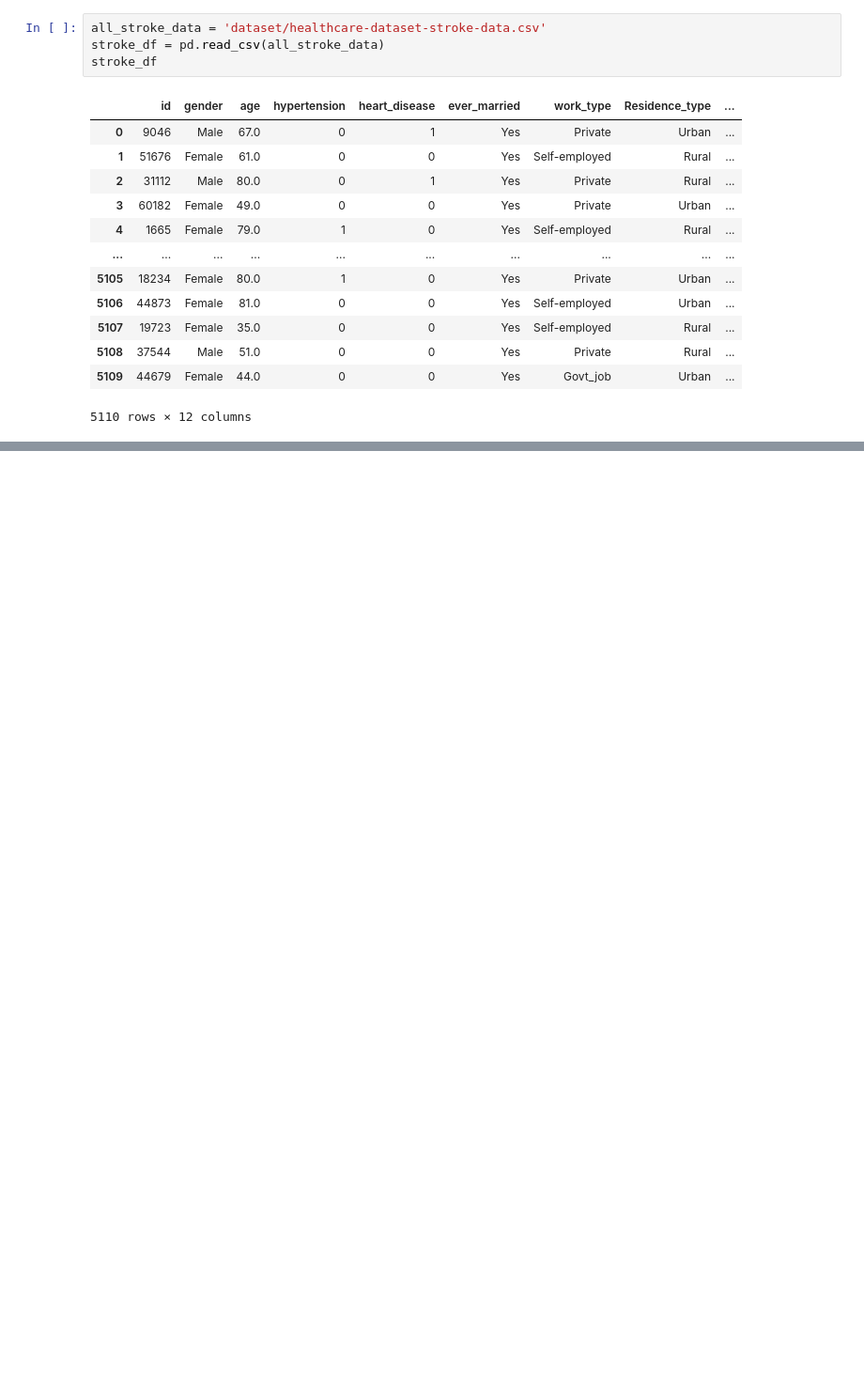
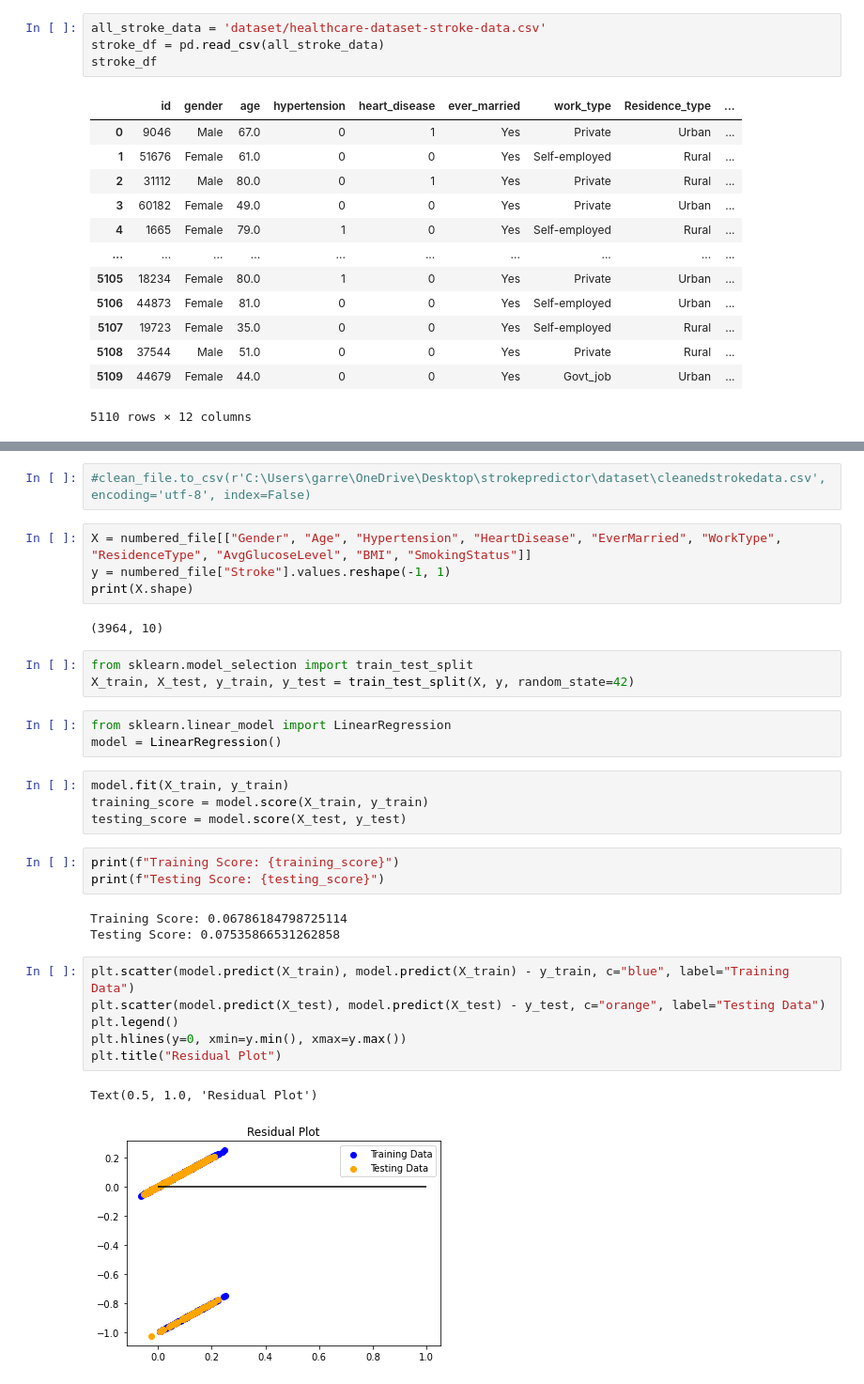
Before and after one commit to Grwat33/stroke, a Jupyter notebook: StrokePredictor.ipynb, the cells around one changed output, grey strips where cells are left out. Shown at 94% size. Saved outputs shown, nothing was run; the diff lists cells and outputs as text; blank space fills up the shorter version.

Commit message:
residual plot

```diff
--- a/StrokePredictor.ipynb
+++ b/StrokePredictor.ipynb
@@ -56,0 +89,33 @@ clean_file
+# %%
+#clean_file.to_csv(r'C:\Users\garre\OneDrive\Desktop\strokepredictor\dataset\cleanedstrokedata.csv', encoding='utf-8', index=False)
+# %%
+X = numbered_file[["Gender", "Age", "Hypertension", "HeartDisease", "EverMarried", "WorkType", "ResidenceType", "AvgGlucoseLevel", "BMI", "SmokingStatus"]]
+y = numbered_file["Stroke"].values.reshape(-1, 1)
+print(X.shape)
+# %% [output]
+(3964, 10)
+# %%
+from sklearn.model_selection import train_test_split
+X_train, X_test, y_train, y_test = train_test_split(X, y, random_state=42)
+# %%
+from sklearn.linear_model import LinearRegression
+model = LinearRegression()
+# %%
+model.fit(X_train, y_train)
+training_score = model.score(X_train, y_train)
+testing_score = model.score(X_test, y_test)
+# %%
+print(f"Training Score: {training_score}")
+print(f"Testing Score: {testing_score}")
+# %% [output]
+Training Score: 0.06786184798725114
+Testing Score: 0.07535866531262858
+# %%
+plt.scatter(model.predict(X_train), model.predict(X_train) - y_train, c="blue", label="Training Data")
+plt.scatter(model.predict(X_test), model.predict(X_test) - y_test, c="orange", label="Testing Data")
+plt.legend()
+plt.hlines(y=0, xmin=y.min(), xmax=y.max())
+plt.title("Residual Plot")
+# %% [output]
+Text(0.5, 1.0, 'Residual Plot')
+[figure, added]
```
Also changed, not shown: parts of 5 cells of this notebook.
